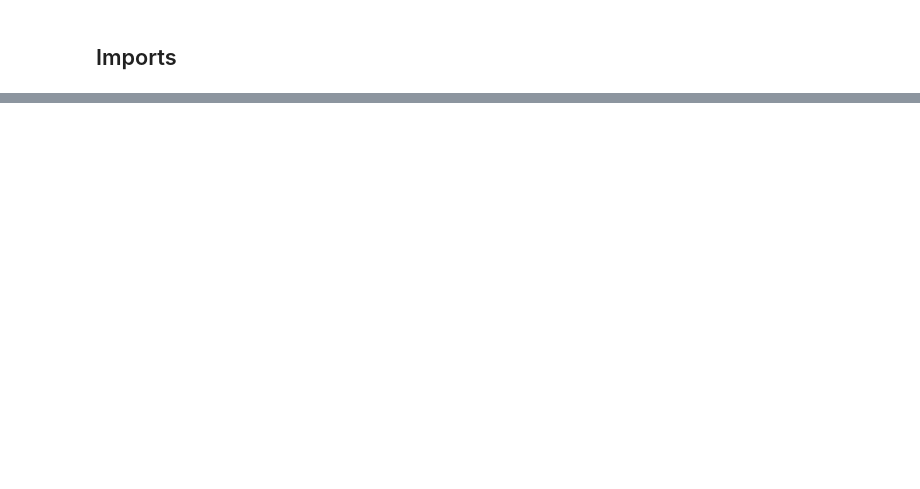
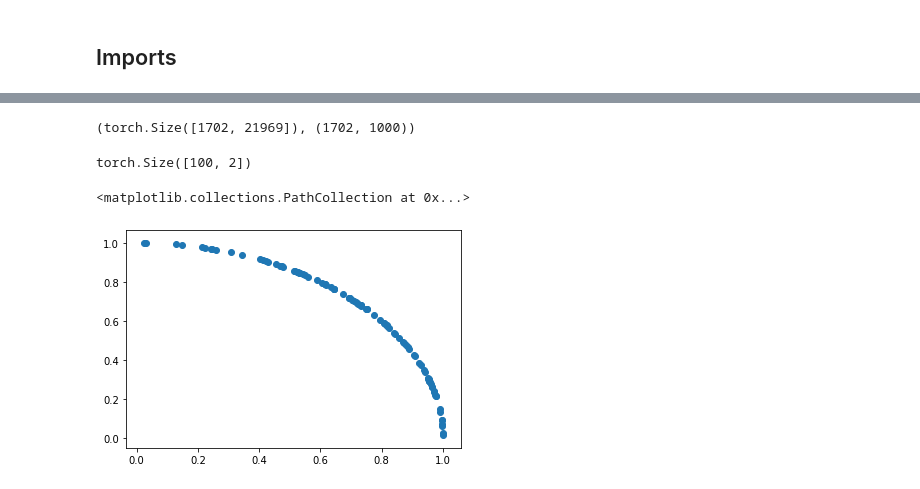
Before and after one commit to zakajd/huawei2020, a Jupyter notebook: notebooks/1_deduplicate.ipynb, the cells around one changed output, grey strips where cells are left out. Cells and saved outputs as stored; diff of their text form; code cells hidden in the pictures; blank space fills up the shorter version.

```diff
--- a/notebooks/1_deduplicate.ipynb
+++ b/notebooks/1_deduplicate.ipynb
@@ -1093,0 +289,4 @@ ModuleNotFoundError: No module named 'faiss'
+# %%
+conformity_matrix.shape, ids.shape
+# %% [output]
+(torch.Size([1702, 21969]), (1702, 1000))
@@ -1093,0 +341,50 @@ ModuleNotFoundError: No module named 'faiss'
+# %%
+
+def query_expansion(query_embeddings, gallery_embeddings, topk=10, alpha=3):
+    """
+    Implementation of Data Base Augmentation / Alpha Query Expansion
+    Args:
+        query_embeddings (Tensor): Shape (N, embedding_dim)
+        gallery_embeddings (Tensor): Shape (M, embedding_dim)
+        topk (int): How many neighbours to use
+        alpha (int): Power for neighbours reweighting
+        include_self (bool): Flag to include original embed in new one
+    """
+
+    # Init kNN and find neighbours
+    knn = kNN(embeddings=gallery_embeddings, distance='cosine')
+
+    # Get distance matrix of shape (query_length x 1000) and corresponding indexes in gallery
+    distances, perm_matrix = knn.search(query_embeddings, topk=topk)
+
+    # Get weight
+    if alpha is None:
+        weight = torch.div(topk - torch.arange(topk) - 1, float(topk))[None, :, None]  # 1 x TOPK x 1
+    else:
+        weight = (distances ** alpha)[..., None]  # N x TOPK -> N x TOPK x 1
+#         print(weight)
+
+    new_embeddings = gallery_embeddings[perm_matrix] * weight  # N x TOPK x EMBED_SIZE * N x TOPK x 1
+    new_embeddings = new_embeddings.sum(dim=1) + query_embeddings
+
+    # new_embedding = (new_embedding.mean(dim=1) + query_embeddings) / 2
+    new_embeddings = torch.nn.functional.normalize(new_embeddings, p=2, dim=1)
+    print(new_embeddings.shape)
+    # new_embedding = torch.nn.functional.normalize(new_embedding, p=2, dim=1)
+    return new_embeddings
+# %%
+query_embeddings = torch.rand(100, 2)
+gallery_embeddings = torch.rand(1000, 2)
+
+query_embeddings = torch.nn.functional.normalize(query_embeddings, p=2, dim=1)
+gallery_embeddings = torch.nn.functional.normalize(gallery_embeddings, p=2, dim=1)
+# %%
+query_embeddings_aqe = query_expansion(query_embeddings, gallery_embeddings, topk=30, alpha=None)
+# %% [output]
+torch.Size([100, 2])
+# %%
+# plt.scatter(query_embeddings[:, 0], query_embeddings[:, 1])
+plt.scatter(query_embeddings_aqe[:, 0], query_embeddings_aqe[:, 1])
+# %% [output]
+<matplotlib.collections.PathCollection at 0x...>
+[figure, added]
```
Also changed, not shown: parts of 132 cells of this notebook, 19 other files.
